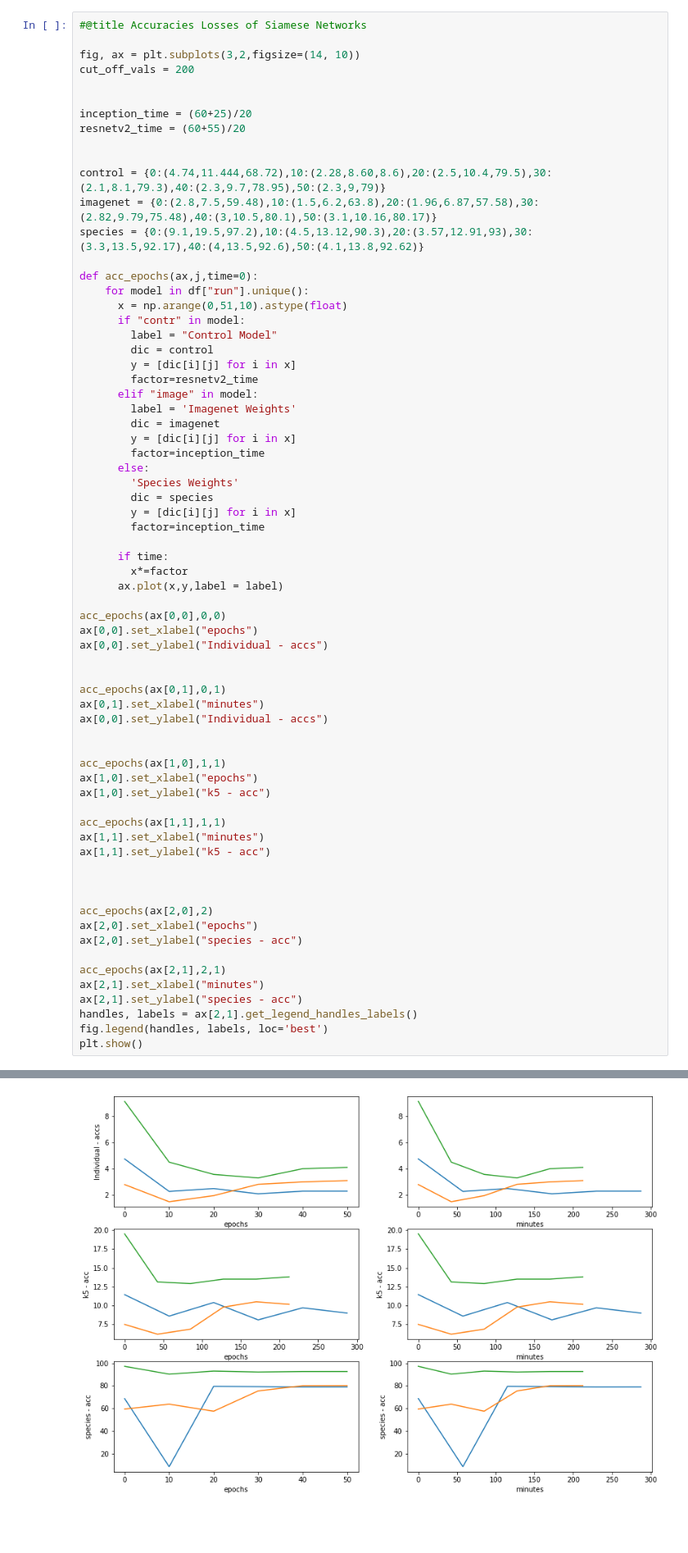
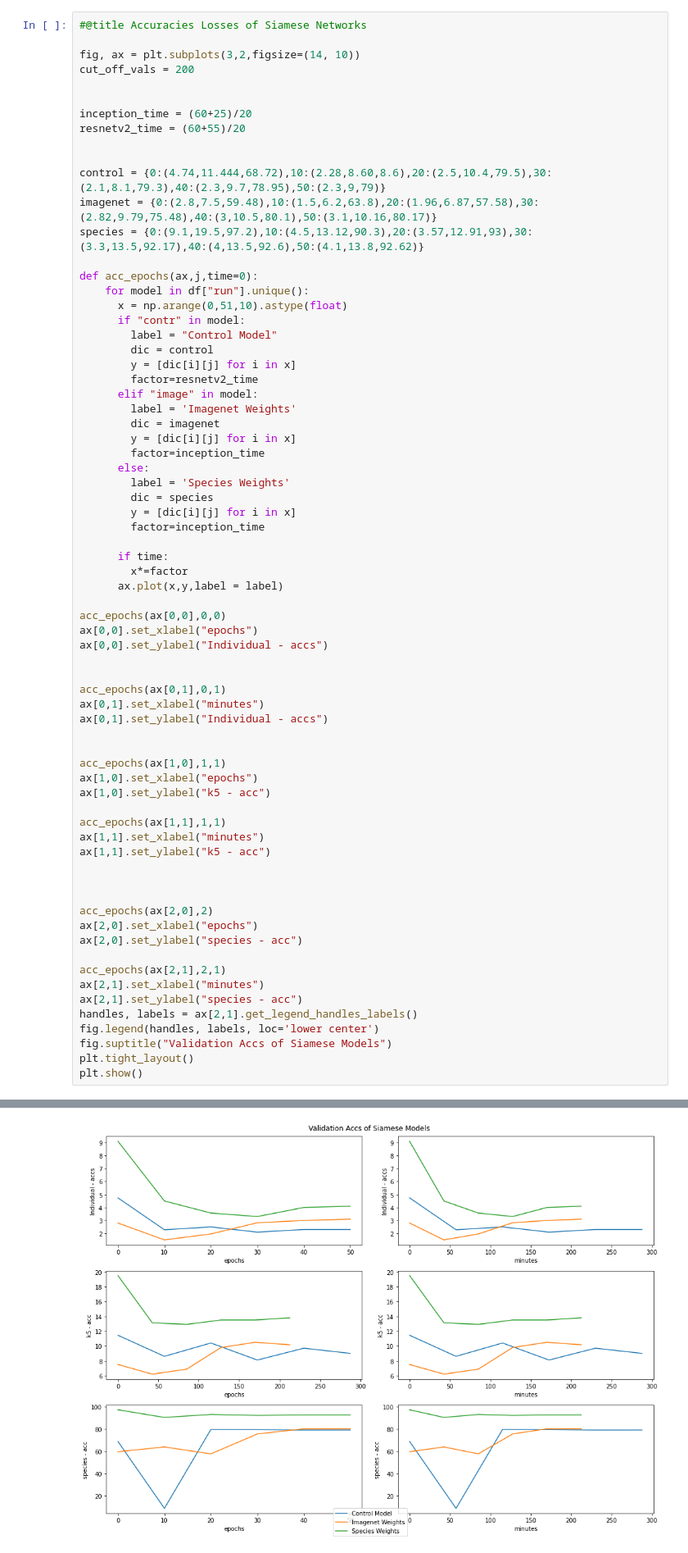
Before and after one commit to louiskhub/happywhale, a Jupyter notebook: visualizations/siamese_visualization.ipynb, the cells around one changed output, grey strips where cells are left out. Shown at 82% size. Saved outputs shown, nothing was run; the diff lists cells and outputs as text; blank space fills up the shorter version.

```diff
--- a/visualizations/siamese_visualization.ipynb
+++ b/visualizations/siamese_visualization.ipynb
@@ -94,7 +104,7 @@ def acc_epochs(ax,j,time=0):
         y = [dic[i][j] for i in x]
         factor=inception_time
       else:
-        'Species Weights'
+        label = 'Species Weights'
         dic = species
         y = [dic[i][j] for i in x]
         factor=inception_time
@@ -110,7 +120,7 @@ ax[0,0].set_ylabel("Individual - accs")
 
 acc_epochs(ax[0,1],0,1)
 ax[0,1].set_xlabel("minutes")
-ax[0,0].set_ylabel("Individual - accs")
+ax[0,1].set_ylabel("Individual - accs")
 
 
 acc_epochs(ax[1,0],1,1)
@@ -131,6 +141,8 @@ acc_epochs(ax[2,1],2,1)
 ax[2,1].set_xlabel("minutes")
 ax[2,1].set_ylabel("species - acc")
 handles, labels = ax[2,1].get_legend_handles_labels()
-fig.legend(handles, labels, loc='best')
+fig.legend(handles, labels, loc='lower center')
+fig.suptitle("Validation Accs of Siamese Models")
+plt.tight_layout()
 plt.show()
 # %% [output]
@@ -138,4 +149,4 @@ ValueError: Automatic legend placement (loc='best') not implemented for figure l
-[figure, old version]
+[figure, new version]
 # %%
 #@title Training Losses of Siamese Networks
 fig, ax = plt.subplots(2,figsize=(14, 10))
```
Also changed, not shown: parts of 3 cells of this notebook, 1 other file.
